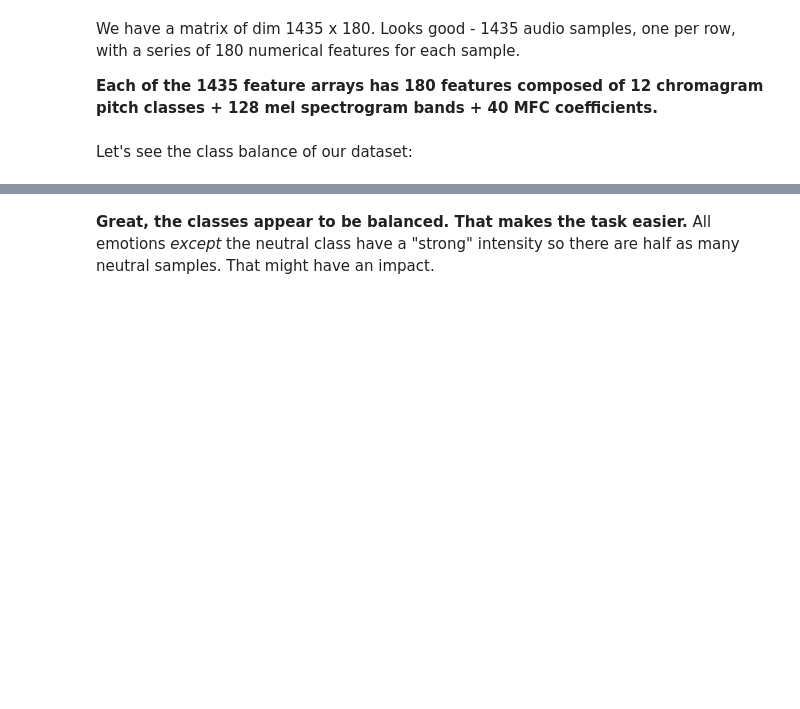
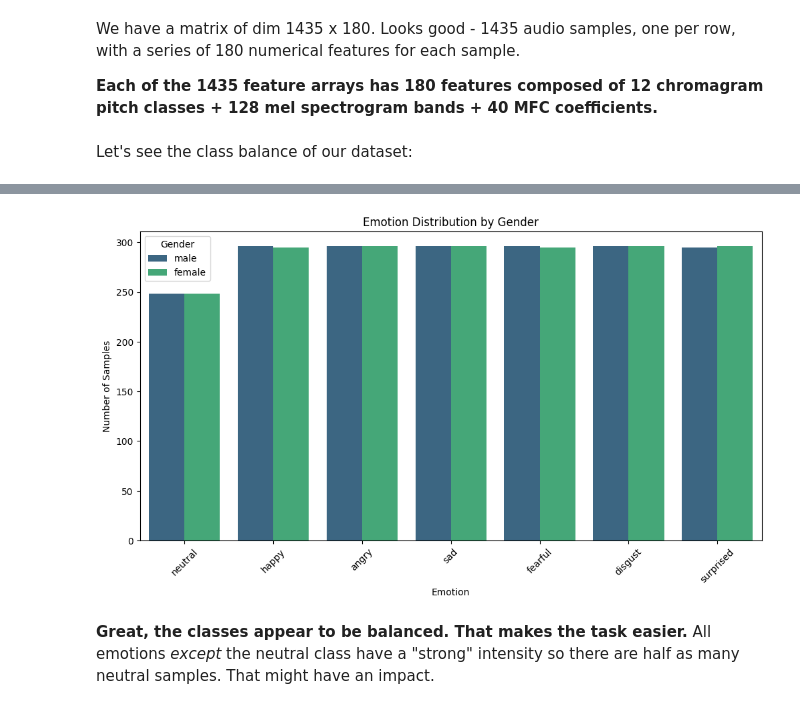
Before and after one commit to NavinThomsy/Week-2_Data_Preprocessing, a Jupyter notebook: Week_2_Data_Preprocessing.ipynb, the cells around one changed output, grey strips where cells are left out. Cells and saved outputs as stored; diff of their text form; code cells hidden in the pictures; blank space fills up the shorter version.

```diff
--- a/Week_2_Data_Preprocessing.ipynb
+++ b/Week_2_Data_Preprocessing.ipynb
@@ -806,3 +923,13 @@ plt.show()
+# %%
+plt.figure(figsize=(12, 6))
+sns.countplot(data=df, x='Emotion', hue='Gender', palette='viridis')
+plt.title('Emotion Distribution by Gender')
+plt.xticks(rotation=45)
+plt.ylabel('Number of Samples')
+plt.legend(title='Gender')
+plt.show()
+# %% [output]
+[figure, added]
 # %% [markdown]
 **Great, the classes appear to be balanced. That makes the task easier.** All emotions _except_ the neutral class have a "strong" intensity so there are half as many neutral samples. That might have an impact.
 # %% [markdown]
```
Also changed, not shown: parts of 19 cells of this notebook.
